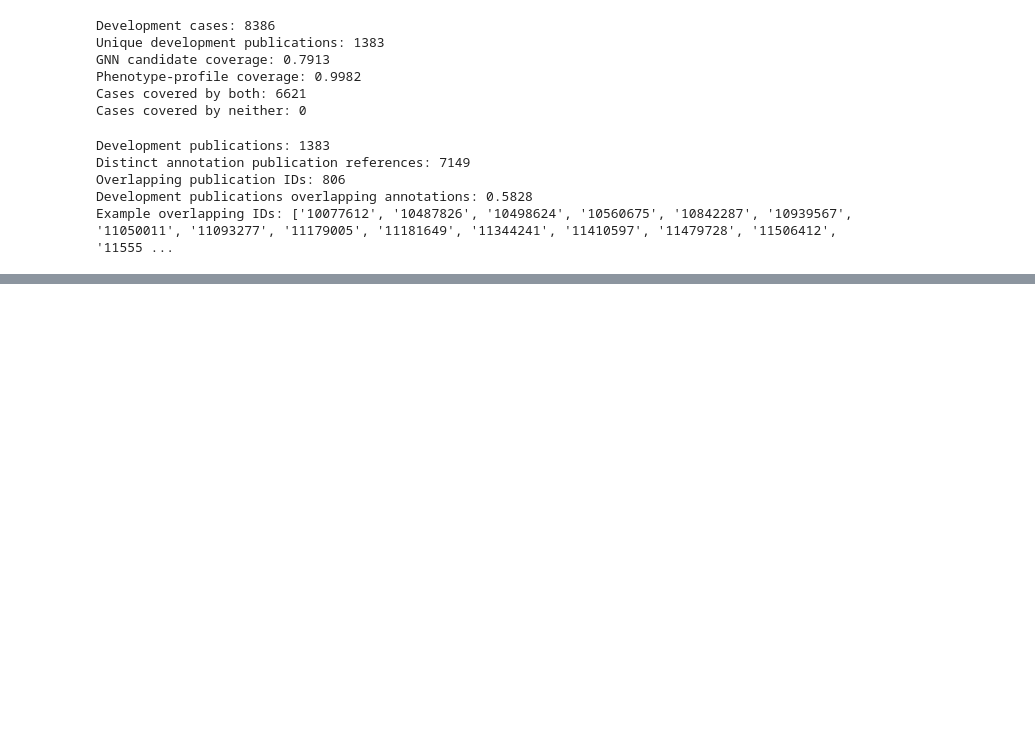
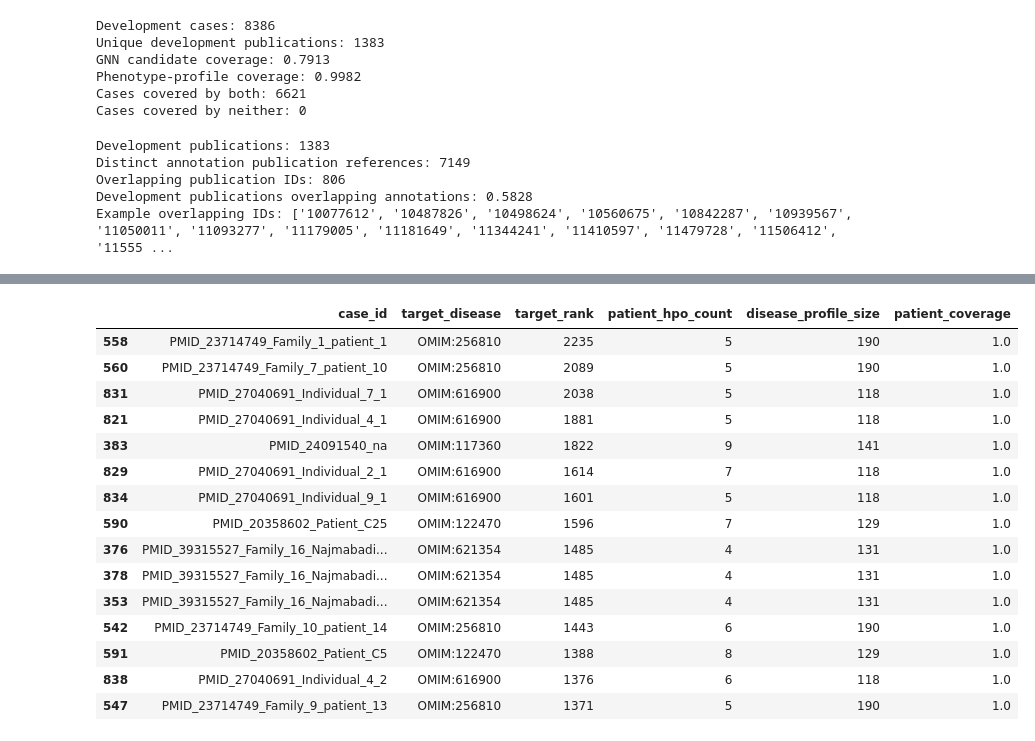
Before and after one commit to ankitkumarsahu454554-svg/Rare_Disease_Ai, a Jupyter notebook: Rare_Disease_Prediction_Final.ipynb, the cells around one changed output, grey strips where cells are left out. Drawn from its saved outputs; the diff is of its cells as text; code cells hidden in the pictures; blank space fills up the shorter version.

```diff
--- a/Rare_Disease_Prediction_Final.ipynb
+++ b/Rare_Disease_Prediction_Final.ipynb
@@ -6951,0 +18877,84 @@ Example overlapping IDs: ['10077612', '10487826', '10498624', '10560675', '10842
+# %%
+from pathlib import Path
+import pandas as pd
+import numpy as np
+
+PROJECT = Path("/content/drive/MyDrive/Rare Disease ai")
+DATA = PROJECT / "processed"
+
+patients = pd.read_csv(DATA / "patient_level_validation.csv", dtype=str)
+diagnostic = pd.read_csv(DATA / "app_predictor_validation_diagnostic.csv", dtype=str)
+
+ann = pd.read_csv(
+    DATA / "clean_hpo_annotations.csv",
+    dtype={"database_id": str, "hpo_id": str},
+    low_memory=False
+).dropna(subset=["database_id", "hpo_id"])
+
+ann["database_id"] = ann["database_id"].str.strip()
+ann["hpo_id"] = ann["hpo_id"].str.strip()
+profile_sizes = ann.groupby("database_id")["hpo_id"].nunique().rename("disease_profile_size")
+
+patients["target_disease"] = patients["diagnosis_ids"].str.split(";").str[0].str.strip()
+
+df = (
+    patients[["case_id", "target_disease", "hpo_ids"]]
+    .merge(diagnostic[["case_id", "target_rank"]], on="case_id", how="left")
+    .join(profile_sizes, on="target_disease")
+)
+
+df["patient_hpo_count"] = df["hpo_ids"].apply(
+    lambda x: len({
+        t.strip() for t in str(x).split(";")
+        if t.strip() and t.strip().lower() != "nan"
+    })
+)
+df["target_rank"] = pd.to_numeric(df["target_rank"], errors="coerce")
+
+df["rank_group"] = pd.cut(
+    df["target_rank"],
+    bins=[0, 1, 5, 10, 50, np.inf],
+    labels=["Top 1", "2–5", "6–10", "11–50", "Below 50"]
+)
+
+print("=== DISEASE PROFILE SIZE BY TARGET RANK ===")
+display(
+    df.groupby("rank_group", observed=False)
+    .agg(
+        cases=("case_id", "count"),
+        median_profile_size=("disease_profile_size", "median"),
+        mean_profile_size=("disease_profile_size", "mean"),
+        median_patient_hpos=("patient_hpo_count", "median"),
+        median_target_rank=("target_rank", "median")
+    ).round(2)
+)
+
+print("\n=== RANK CORRELATIONS ===")
+print("Spearman correlation: target rank vs profile size:",
+      round(df[["target_rank", "disease_profile_size"]].corr(method="spearman").iloc[0, 1], 3))
+print("Spearman correlation: target rank vs patient HPO count:",
+      round(df[["target_rank", "patient_hpo_count"]].corr(method="spearman").iloc[0, 1], 3))
+
+print("\n=== CASES WITH COMPLETE COVERAGE BUT POOR RANK ===")
+# Recalculate exact patient-term coverage for the target disease.
+profiles = ann.groupby("database_id")["hpo_id"].apply(set).to_dict()
+coverage = []
+
+for _, row in df.iterrows():
+    observed = {
+        t.strip() for t in str(row["hpo_ids"]).split(";")
+        if t.strip() and t.strip().lower() != "nan"
+    }
+    target_terms = profiles.get(row["target_disease"], set())
+    coverage.append(len(observed & target_terms) / len(observed) if observed else np.nan)
+
+df["patient_coverage"] = coverage
+
+display(
+    df[(df["patient_coverage"] == 1) & (df["target_rank"] > 50)]
+    .sort_values("target_rank", ascending=False)
+    [["case_id", "target_disease", "target_rank",
+      "patient_hpo_count", "disease_profile_size", "patient_coverage"]]
+    .head(15)
+)
+# %% [output]
@@ -6951,0 +18974,16 @@ Example overlapping IDs: ['10077612', '10487826', '10498624', '10560675', '10842
+|  | case_id | target_disease | target_rank | patient_hpo_count | disease_profile_size | patient_coverage |
+| 558 | PMID_23714749_Family_1_patient_1 | OMIM:256810 | 2235 | 5 | 190 | 1.0 |
+| 560 | PMID_23714749_Family_7_patient_10 | OMIM:256810 | 2089 | 5 | 190 | 1.0 |
+| 831 | PMID_27040691_Individual_7_1 | OMIM:616900 | 2038 | 5 | 118 | 1.0 |
+| 821 | PMID_27040691_Individual_4_1 | OMIM:616900 | 1881 | 5 | 118 | 1.0 |
+| 383 | PMID_24091540_na | OMIM:117360 | 1822 | 9 | 141 | 1.0 |
+| 829 | PMID_27040691_Individual_2_1 | OMIM:616900 | 1614 | 7 | 118 | 1.0 |
+| 834 | PMID_27040691_Individual_9_1 | OMIM:616900 | 1601 | 5 | 118 | 1.0 |
+| 590 | PMID_20358602_Patient_C25 | OMIM:122470 | 1596 | 7 | 129 | 1.0 |
+| 376 | PMID_39315527_Family_16_Najmabadi... | OMIM:621354 | 1485 | 4 | 131 | 1.0 |
+| 378 | PMID_39315527_Family_16_Najmabadi... | OMIM:621354 | 1485 | 4 | 131 | 1.0 |
+| 353 | PMID_39315527_Family_16_Najmabadi... | OMIM:621354 | 1485 | 4 | 131 | 1.0 |
+| 542 | PMID_23714749_Family_10_patient_14 | OMIM:256810 | 1443 | 6 | 190 | 1.0 |
+| 591 | PMID_20358602_Patient_C5 | OMIM:122470 | 1388 | 8 | 129 | 1.0 |
+| 838 | PMID_27040691_Individual_4_2 | OMIM:616900 | 1376 | 6 | 118 | 1.0 |
+| 547 | PMID_23714749_Family_9_patient_13 | OMIM:256810 | 1371 | 5 | 190 | 1.0 |
```
Also changed, not shown: parts of 343 cells of this notebook.
